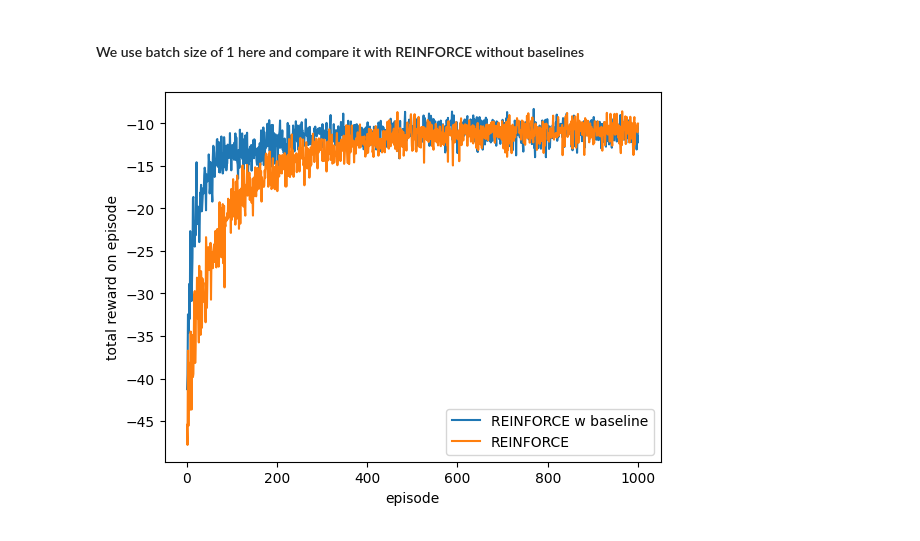
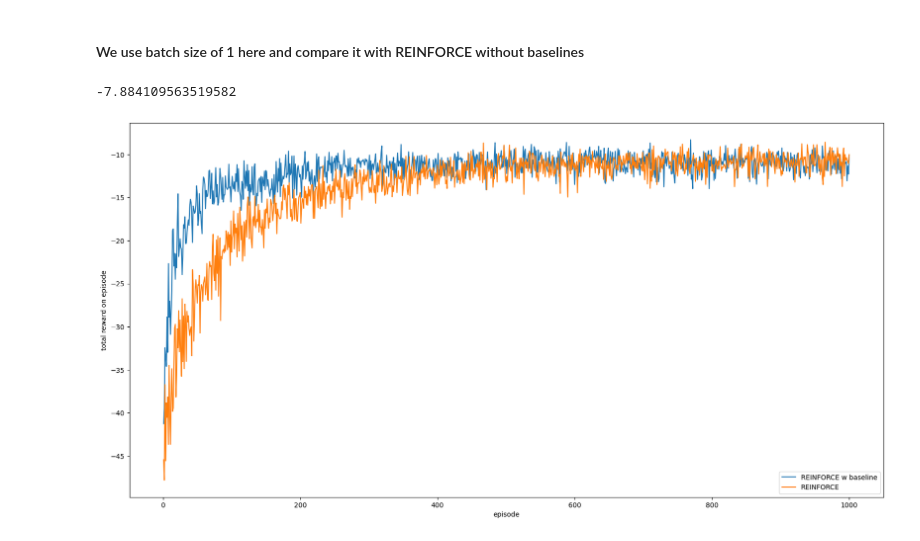
Before and after one commit to gmuthu7/Gridworld, a Jupyter notebook: gridworld.ipynb, the cells around one changed output. Saved outputs shown, nothing was run; the diff lists cells and outputs as text; code cells hidden in the pictures.

```diff
--- a/gridworld.ipynb
+++ b/gridworld.ipynb
@@ -10,14 +10,14 @@ from matplotlib.figure import Figure
 # %% [markdown]
 <h4>Note that the theta at any time t is an estimate of the mean E[y].</h4>
 # %%
-fig: Figure = plt.figure()
-ax: Axes = fig.subplots()
-num_points = 10000
+fig,ax = plt.subplots(1,1)
+num_points = 100000
 y = np.random.randn(num_points) * 0.1
 x = np.arange(num_points)
 theta_plt = []
 theta = 10
 for i in range(num_points):
-    theta = theta + 0.1 * (y[i] - theta)
+    theta = theta + 0.01 * ( (y[i]+(10/(i+1))) - theta)
     theta_plt.append(theta)
 ax.plot(x, theta_plt)
+print(theta)
@@ -29,9 +32,10 @@ from gymnasium.wrappers.compatibility import LegacyEnv
 
 
 class CliffEnv(LegacyEnv):
-    def __init__(self):
+    def __init__(self,loop:bool = True):
         self.height = 4
         self.width = 12
+        self.loop = loop
         self.action_space = spaces.Discrete(4)
         self.observation_space = spaces.Tuple((
             spaces.Discrete(self.height),
@@ -58,7 +62,7 @@ class CliffEnv(LegacyEnv):
         if self.S == (self.height - 1, self.width - 1):
             return self.S, -1, True, {}
         elif self.S[1] != 0 and self.S[0] == self.height - 1:
-            return self.reset(), -100, False, {}
+            return self.reset(), -100, not self.loop, {}
         return self.S, -1, False, {}
 
     def reset(self):
@@ -235,6 +239,7 @@ ALPHA_B = 2e-2
 env = PomdpGrid()
 returns_b = np.zeros(shape=(NUM_TRIALS,NUM_EPISODES))
 x = np.array([[0,1],[1,0]])
+weights_trials =  np.zeros(shape=(NUM_TRIALS,NUM_EPISODES))
 def pmf():
     h = np.dot(theta, x)
     t = np.exp(h - np.max(h))
@@ -247,11 +252,12 @@ def pmf():
     return p
 
 
-for trial in range(NUM_TRIALS):
+for trial in tqdm(range(NUM_TRIALS)):
     rewards = []
+    weights_trial = []
     theta = np.array([1.47,-1.47])
     weight = 0.
-    for i in tqdm(range(NUM_EPISODES)):
+    for i in range(NUM_EPISODES):
         env.reset()
         experiences = []
         ret = 0
@@ -271,6 +277,7 @@ for trial in range(NUM_TRIALS):
             grad = ret_w - weight
             weight+= ALPHA_B*grad
             ret_w-=experience[1]
+        weights_trial.append(weight)
         for j in np.arange(0,len(experiences),BATCH_SIZE):
             grad = 0
             for k in range(min(BATCH_SIZE,len(experiences) - j)):
@@ -280,11 +287,15 @@ for trial in range(NUM_TRIALS):
                 ret-=experience[1]
             theta+= ALPHA*grad
     returns_b[trial,:] = rewards
+    weights_trials[trial,:] = weights_trial
+# %% [output]
+-7.884109563519582
 # %%
+plt.figure(figsize=(20,10))
 plt.plot(np.arange(NUM_EPISODES)+1,np.mean(returns_b,0),label="REINFORCE w baseline")
 plt.plot(np.arange(NUM_EPISODES)+1,np.mean(returns,0),label="REINFORCE")
 plt.legend(loc="lower right")
 plt.ylabel('total reward on episode')
 plt.xlabel('episode');
 # %% [output]
-[figure, old version]
+[figure, new version]
```
Also changed, not shown: parts of 8 cells of this notebook, 1 other file.
